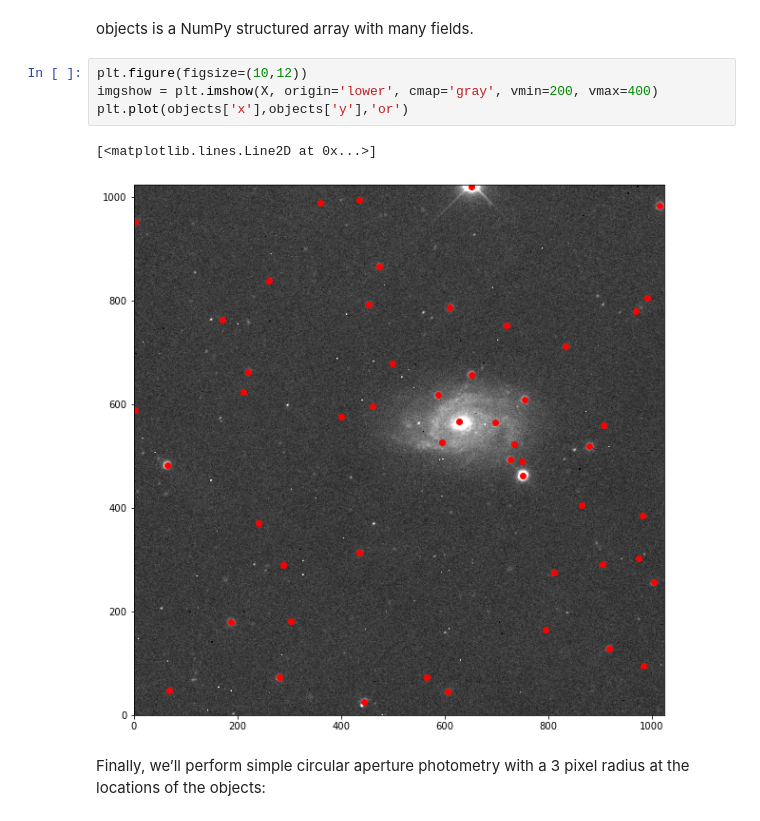
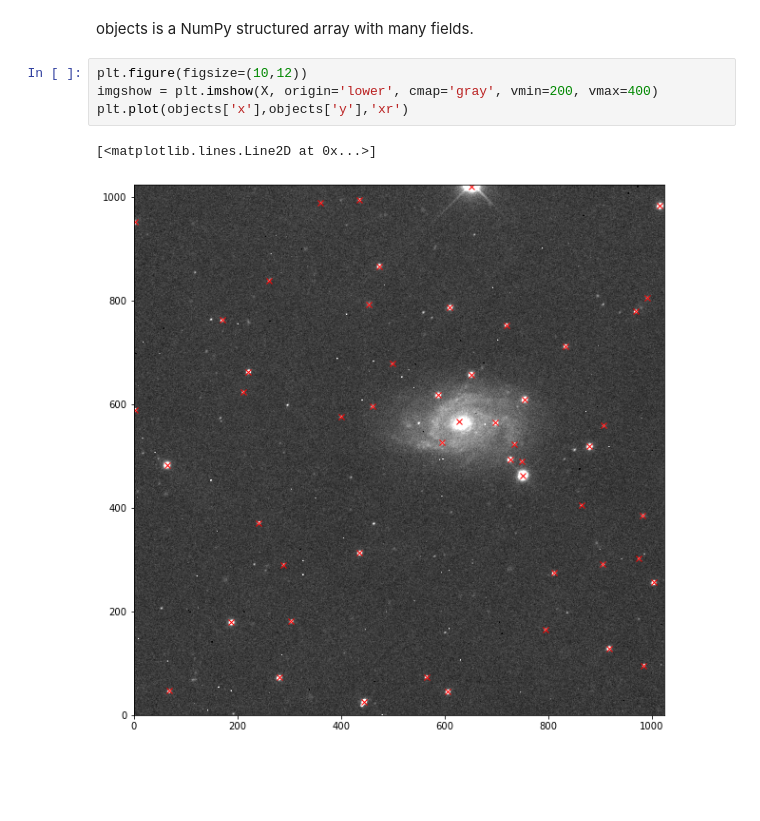
Before and after one commit to svalenti/DLT40PimaSchool.github.io, a Jupyter notebook: notebook/lecture3/lecture3_PIMA.ipynb, the cells around one changed output. Drawn from its saved outputs; the diff is of its cells as text; blank space fills up the shorter version.

```diff
--- a/notebook/lecture3/lecture3_PIMA.ipynb
+++ b/notebook/lecture3/lecture3_PIMA.ipynb
@@ -121,9 +121,7 @@ objects is a NumPy structured array with many fields.
 # %%
 plt.figure(figsize=(10,12))
 imgshow = plt.imshow(X, origin='lower', cmap='gray', vmin=200, vmax=400)
-plt.plot(objects['x'],objects['y'],'or')
+plt.plot(objects['x'],objects['y'],'xr')
 # %% [output]
 [<matplotlib.lines.Line2D at 0x...>]
-[figure, old version]
+[figure, new version]
-# %% [markdown]
-Finally, we’ll perform simple circular aperture photometry with a 3 pixel radius at the locations of the objects:
```
Also changed, not shown: parts of 13 cells of this notebook, 2 other files.
